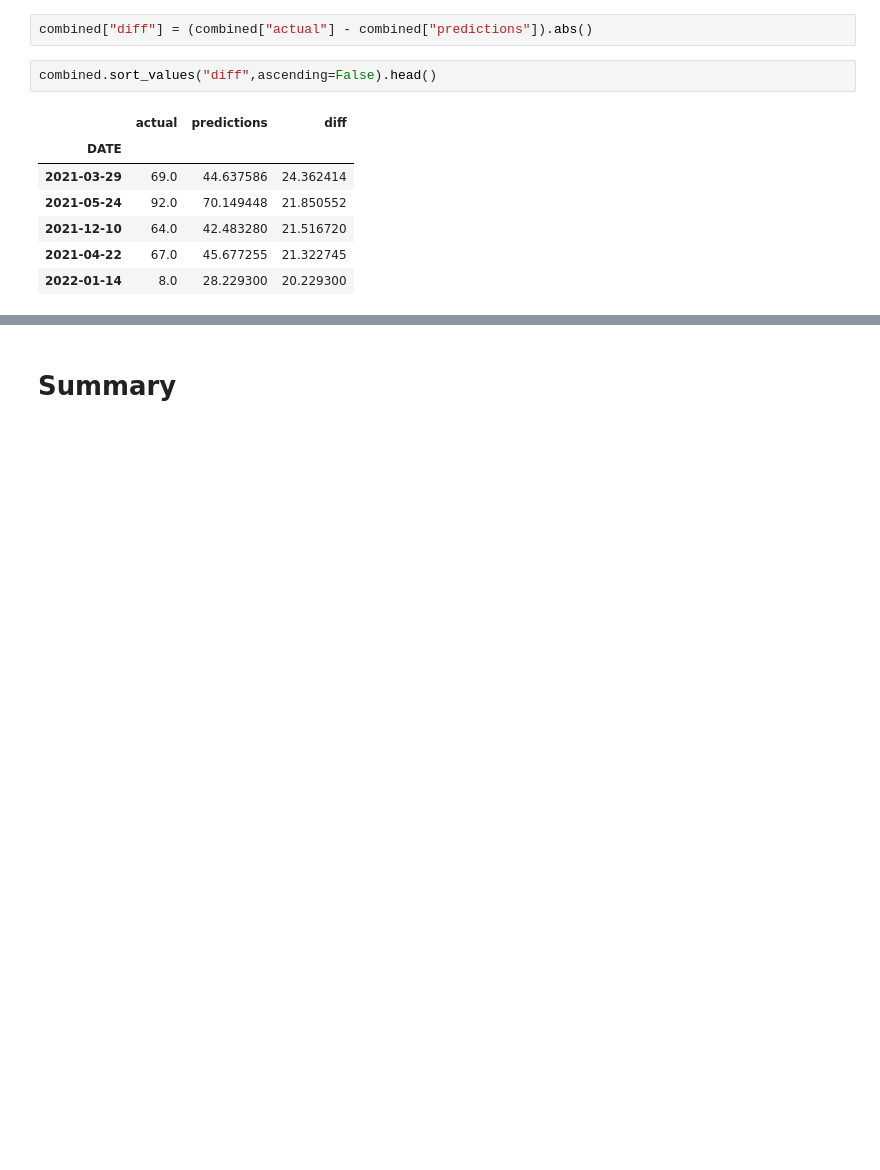
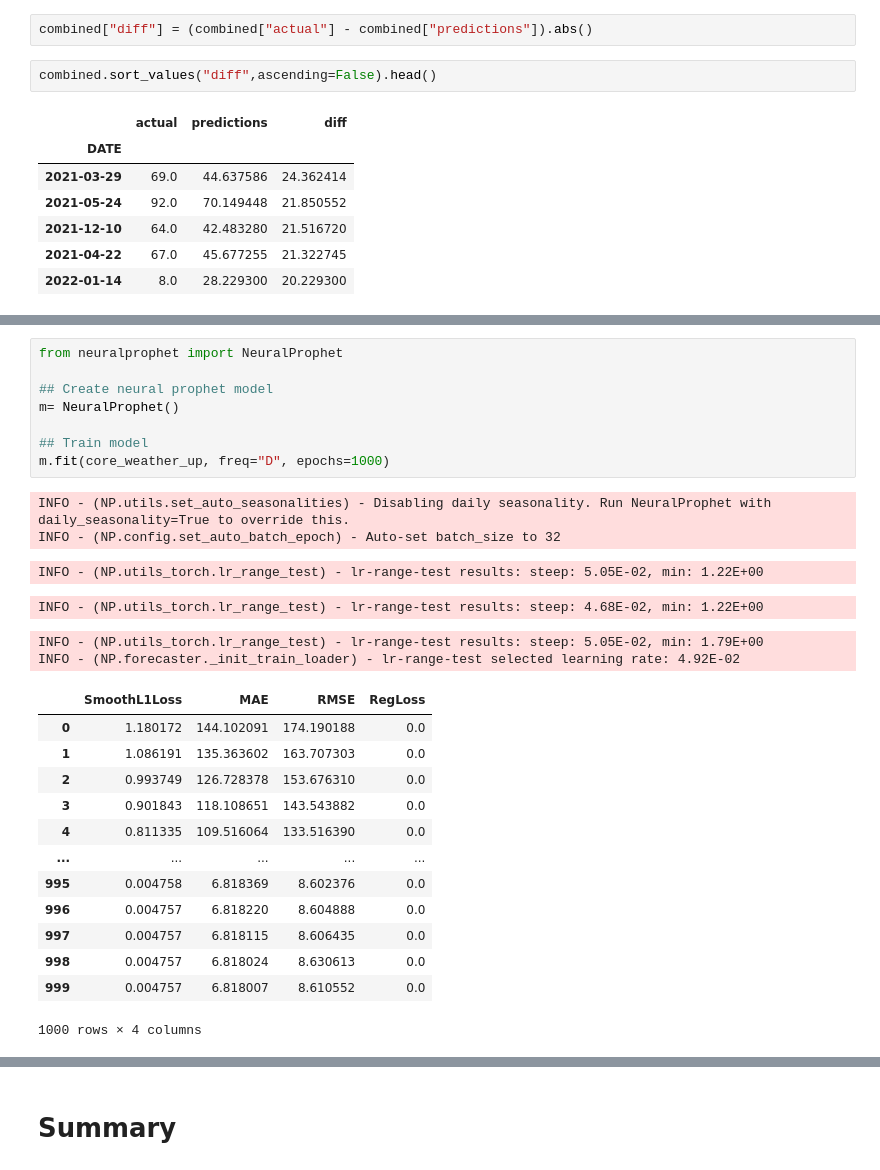
Before and after one commit to afazalmo/Weather-Predictions, a Jupyter notebook: Weather_Predictions.ipynb, the cells around one changed output, grey strips where cells are left out. Drawn from its saved outputs; the diff is of its cells as text; blank space fills up the shorter version.

```diff
--- a/Weather_Predictions.ipynb
+++ b/Weather_Predictions.ipynb
@@ -670,0 +712,28 @@ combined.sort_values("diff",ascending=False).head()
+# %%
+from neuralprophet import NeuralProphet
+
+## Create neural prophet model
+m= NeuralProphet()
+
+## Train model
+m.fit(core_weather_up, freq="D", epochs=1000)
+# %% [output]
+INFO - (NP.utils.set_auto_seasonalities) - Disabling daily seasonality. Run NeuralProphet with daily_seasonality=True to override this.
+INFO - (NP.config.set_auto_batch_epoch) - Auto-set batch_size to 32
+INFO - (NP.utils_torch.lr_range_test) - lr-range-test results: steep: 5.05E-02, min: 1.22E+00
+INFO - (NP.utils_torch.lr_range_test) - lr-range-test results: steep: 4.68E-02, min: 1.22E+00
+INFO - (NP.utils_torch.lr_range_test) - lr-range-test results: steep: 5.05E-02, min: 1.79E+00
+INFO - (NP.forecaster._init_train_loader) - lr-range-test selected learning rate: 4.92E-02
+|  | SmoothL1Loss | MAE | RMSE | RegLoss |
+| 0 | 1.180172 | 144.102091 | 174.190188 | 0.0 |
+| 1 | 1.086191 | 135.363602 | 163.707303 | 0.0 |
+| 2 | 0.993749 | 126.728378 | 153.676310 | 0.0 |
+| 3 | 0.901843 | 118.108651 | 143.543882 | 0.0 |
+| 4 | 0.811335 | 109.516064 | 133.516390 | 0.0 |
+| ... | ... | ... | ... | ... |
+| 995 | 0.004758 | 6.818369 | 8.602376 | 0.0 |
+| 996 | 0.004757 | 6.818220 | 8.604888 | 0.0 |
+| 997 | 0.004757 | 6.818115 | 8.606435 | 0.0 |
+| 998 | 0.004757 | 6.818024 | 8.630613 | 0.0 |
+| 999 | 0.004757 | 6.818007 | 8.610552 | 0.0 |
+1000 rows × 4 columns
```
Also changed, not shown: parts of 18 cells of this notebook.
